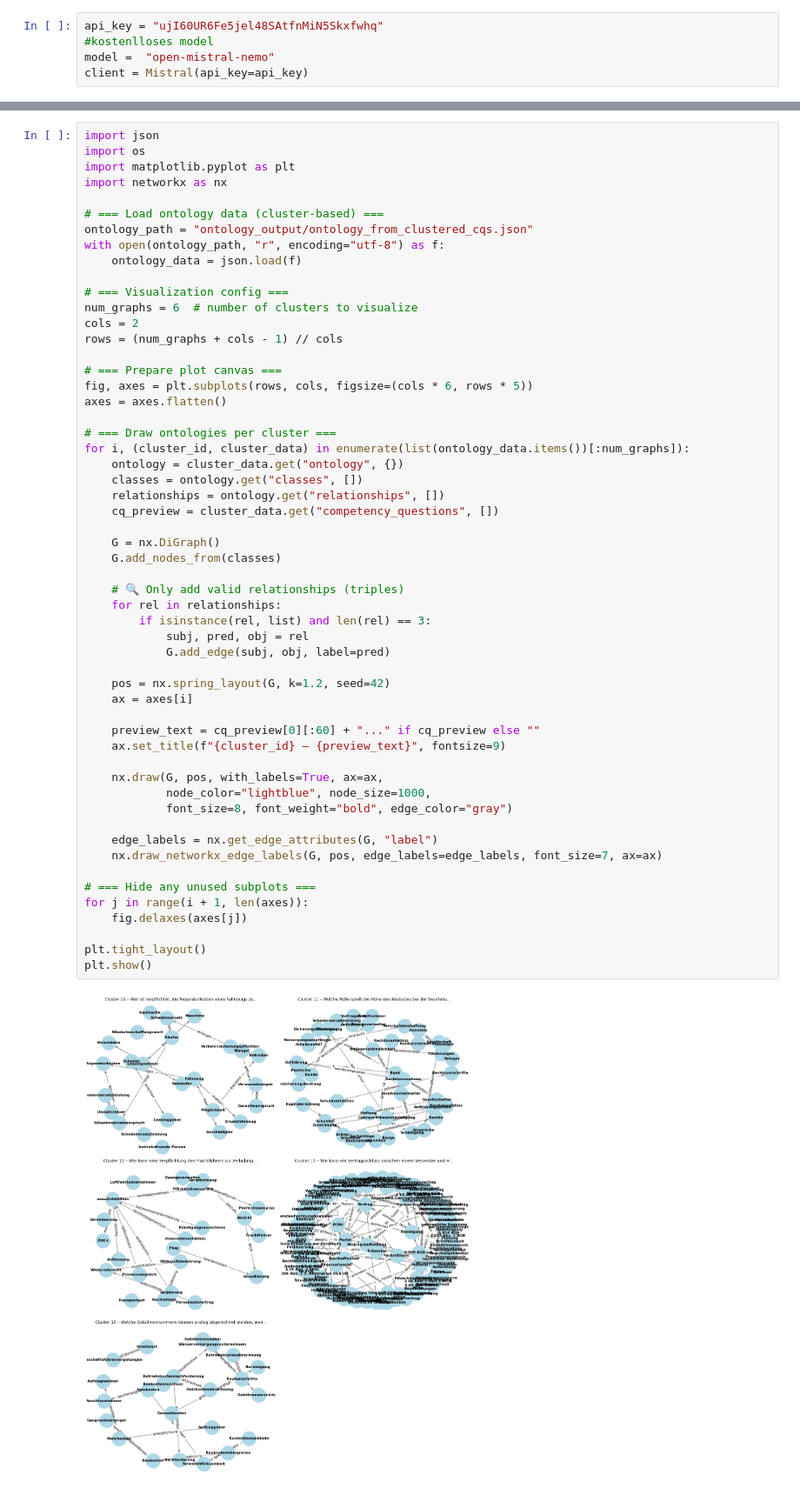
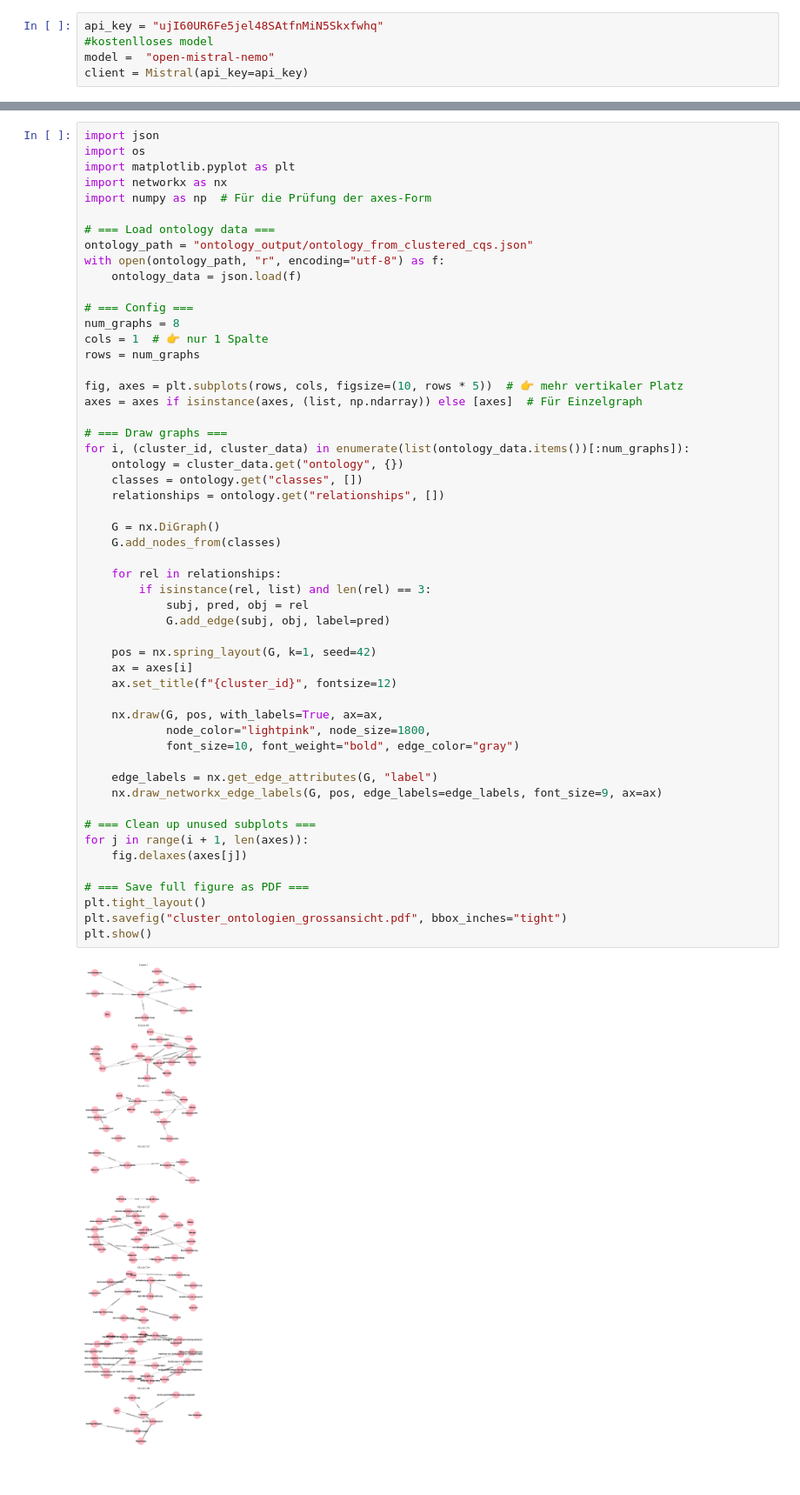
Before and after one commit to fabianstrue/CapstoneDATEV25, a Jupyter notebook: generate_ontology_chiara.ipynb, the cells around one changed output, grey strips where cells are left out. Shown at 87% size. Drawn from its saved outputs; the diff is of its cells as text; blank space fills up the shorter version.

Commit message:
ontology mit bild

```diff
--- a/generate_ontology_chiara.ipynb
+++ b/generate_ontology_chiara.ipynb
@@ -184,55 +183,53 @@ import json
 import os
 import matplotlib.pyplot as plt
 import networkx as nx
+import numpy as np  # Für die Prüfung der axes-Form
 
-# === Load ontology data (cluster-based) ===
+# === Load ontology data ===
 ontology_path = "ontology_output/ontology_from_clustered_cqs.json"
 with open(ontology_path, "r", encoding="utf-8") as f:
     ontology_data = json.load(f)
 
-# === Visualization config ===
-num_graphs = 6  # number of clusters to visualize
-cols = 2
-rows = (num_graphs + cols - 1) // cols
+# === Config ===
+num_graphs = 8
+cols = 1  # 👉 nur 1 Spalte
+rows = num_graphs
 
-# === Prepare plot canvas ===
-fig, axes = plt.subplots(rows, cols, figsize=(cols * 6, rows * 5))
-axes = axes.flatten()
+fig, axes = plt.subplots(rows, cols, figsize=(10, rows * 5))  # 👉 mehr vertikaler Platz
+axes = axes if isinstance(axes, (list, np.ndarray)) else [axes]  # Für Einzelgraph
 
-# === Draw ontologies per cluster ===
+# === Draw graphs ===
 for i, (cluster_id, cluster_data) in enumerate(list(ontology_data.items())[:num_graphs]):
     ontology = cluster_data.get("ontology", {})
     classes = ontology.get("classes", [])
     relationships = ontology.get("relationships", [])
-    cq_preview = cluster_data.get("competency_questions", [])
 
     G = nx.DiGraph()
     G.add_nodes_from(classes)
 
-    # 🔍 Only add valid relationships (triples)
     for rel in relationships:
         if isinstance(rel, list) and len(rel) == 3:
             subj, pred, obj = rel
             G.add_edge(subj, obj, label=pred)
 
-    pos = nx.spring_layout(G, k=1.2, seed=42)
+    pos = nx.spring_layout(G, k=1, seed=42)
     ax = axes[i]
-
-    preview_text = cq_preview[0][:60] + "..." if cq_preview else ""
-    ax.set_title(f"{cluster_id} – {preview_text}", fontsize=9)
+    ax.set_title(f"{cluster_id}", fontsize=12)
 
     nx.draw(G, pos, with_labels=True, ax=ax,
-            node_color="lightblue", node_size=1000,
-            font_size=8, font_weight="bold", edge_color="gray")
+            node_color="lightpink", node_size=1800,
+            font_size=10, font_weight="bold", edge_color="gray")
 
     edge_labels = nx.get_edge_attributes(G, "label")
-    nx.draw_networkx_edge_labels(G, pos, edge_labels=edge_labels, font_size=7, ax=ax)
+    nx.draw_networkx_edge_labels(G, pos, edge_labels=edge_labels, font_size=9, ax=ax)
 
-# === Hide any unused subplots ===
+# === Clean up unused subplots ===
 for j in range(i + 1, len(axes)):
     fig.delaxes(axes[j])
 
+# === Save full figure as PDF ===
 plt.tight_layout()
+plt.savefig("cluster_ontologien_grossansicht.pdf", bbox_inches="tight")
 plt.show()
 # %% [output]
-[figure, old version]
+[figure, new version]
```
Also changed, not shown: parts of 1 cell of this notebook, 2 other files.
